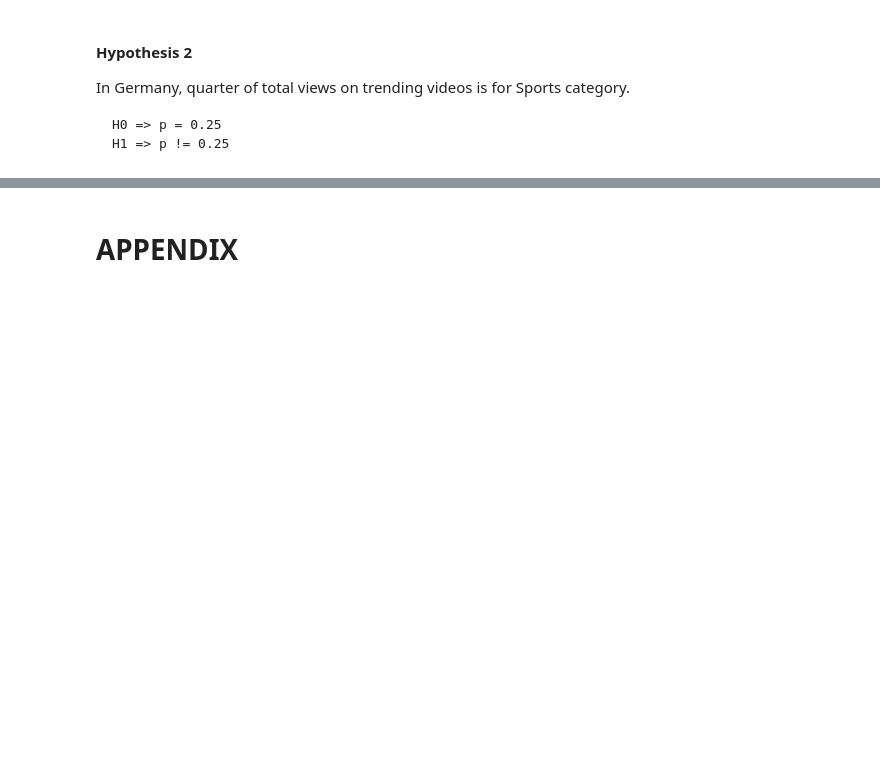
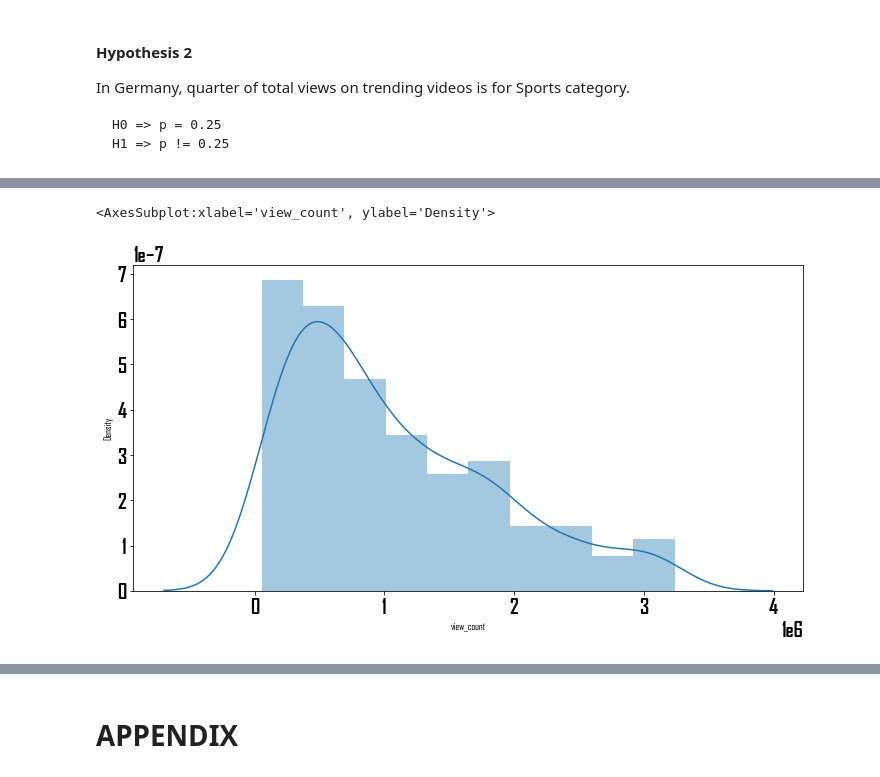
Before and after one commit to gorkemguneser/Youtube-Trending-Videos-Statistical-Analysis, a Jupyter notebook: code/YouTube Trending Videos Statistical Analysis.ipynb, the cells around one changed output, grey strips where cells are left out. Saved outputs shown, nothing was run; the diff lists cells and outputs as text; code cells hidden in the pictures; blank space fills up the shorter version.

```diff
--- a/code/YouTube Trending Videos Statistical Analysis.ipynb
+++ b/code/YouTube Trending Videos Statistical Analysis.ipynb
@@ -938,0 +964,5 @@ Null hytpothesis is rejected.
+# %%
+sns.distplot(data_gb_unique_music["view_count"])
+# %% [output]
+<AxesSubplot:xlabel='view_count', ylabel='Density'>
+[figure, added]
```
Also changed, not shown: parts of 31 cells of this notebook.
